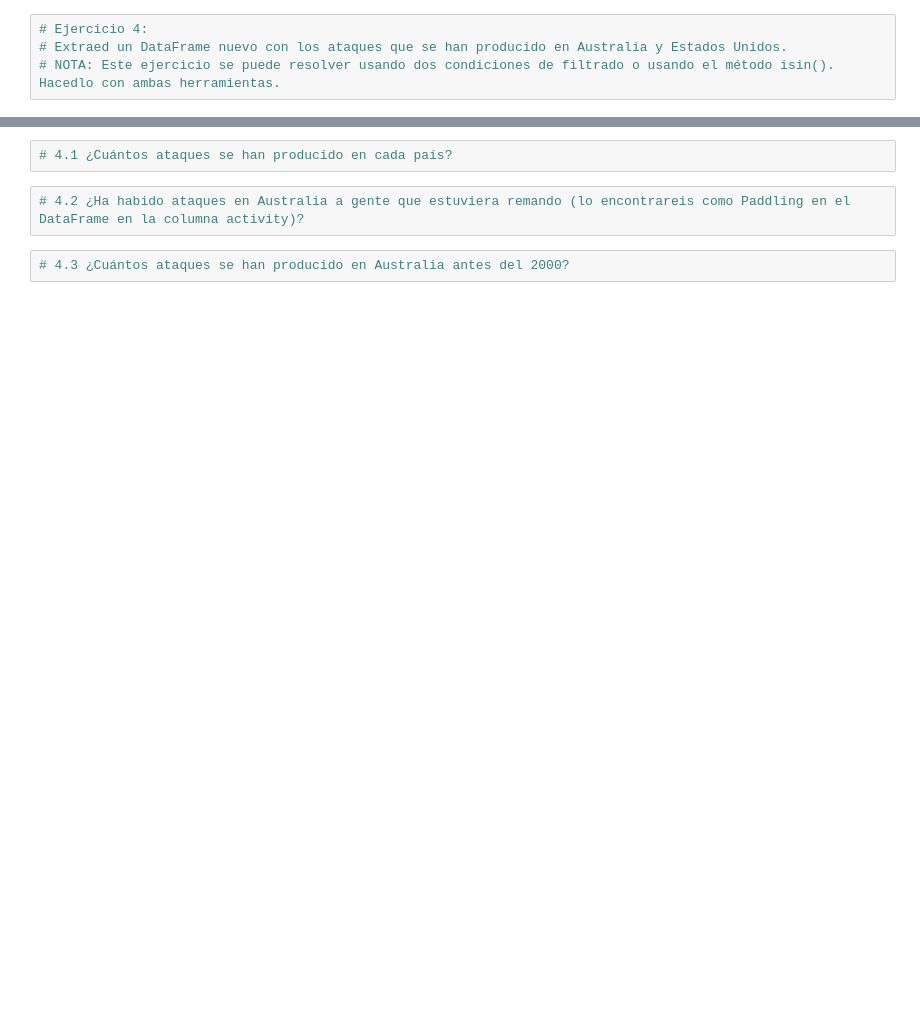
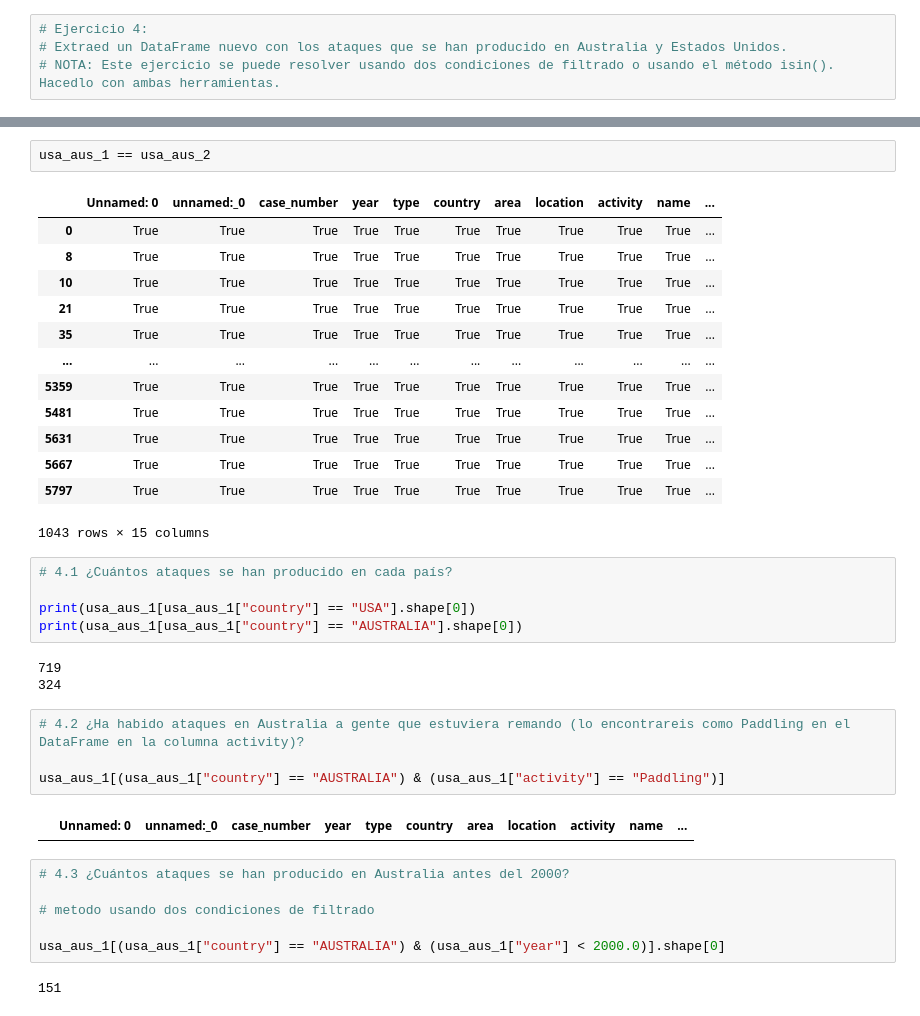
Before and after one commit to Adalab/DA-promo-b-mod-2-sprint-1-Maria-Lucia, a Jupyter notebook: pair-1-pandasIV.ipynb, the cells around one changed output, grey strips where cells are left out. Drawn from its saved outputs; the diff is of its cells as text; blank space fills up the shorter version.

```diff
--- a/pair-1-pandasIV.ipynb
+++ b/pair-1-pandasIV.ipynb
@@ -66,6 +102,38 @@ array(['USA', 'BRAZIL', 'AUSTRALIA', 'ENGLAND', 'COSTA RICA', 'MALDIVES',
+# %%
+usa_aus_1 == usa_aus_2
+# %% [output]
+|  | Unnamed: 0 | unnamed:_0 | case_number | year | type | country | area | location | activity | name | ... |
+| 0 | True | True | True | True | True | True | True | True | True | True | ... |
+| 8 | True | True | True | True | True | True | True | True | True | True | ... |
+| 10 | True | True | True | True | True | True | True | True | True | True | ... |
+| 21 | True | True | True | True | True | True | True | True | True | True | ... |
+| 35 | True | True | True | True | True | True | True | True | True | True | ... |
+| ... | ... | ... | ... | ... | ... | ... | ... | ... | ... | ... | ... |
+| 5359 | True | True | True | True | True | True | True | True | True | True | ... |
+| 5481 | True | True | True | True | True | True | True | True | True | True | ... |
+| 5631 | True | True | True | True | True | True | True | True | True | True | ... |
+| 5667 | True | True | True | True | True | True | True | True | True | True | ... |
+| 5797 | True | True | True | True | True | True | True | True | True | True | ... |
+1043 rows × 15 columns
 # %%
 # 4.1 ¿Cuántos ataques se han producido en cada país?
+
+print(usa_aus_1[usa_aus_1["country"] == "USA"].shape[0])
+print(usa_aus_1[usa_aus_1["country"] == "AUSTRALIA"].shape[0])
+# %% [output]
+719
+324
 # %%
 # 4.2 ¿Ha habido ataques en Australia a gente que estuviera remando (lo encontrareis como Paddling en el DataFrame en la columna activity)?
+
+usa_aus_1[(usa_aus_1["country"] == "AUSTRALIA") & (usa_aus_1["activity"] == "Paddling")]
+# %% [output]
+|  | Unnamed: 0 | unnamed:_0 | case_number | year | type | country | area | location | activity | name | ... |
 # %%
 # 4.3 ¿Cuántos ataques se han producido en Australia antes del 2000?
+
+# metodo usando dos condiciones de filtrado
+
+usa_aus_1[(usa_aus_1["country"] == "AUSTRALIA") & (usa_aus_1["year"] < 2000.0)].shape[0]
+# %% [output]
+151
```
Also changed, not shown: parts of 15 cells of this notebook, 1 other file.
